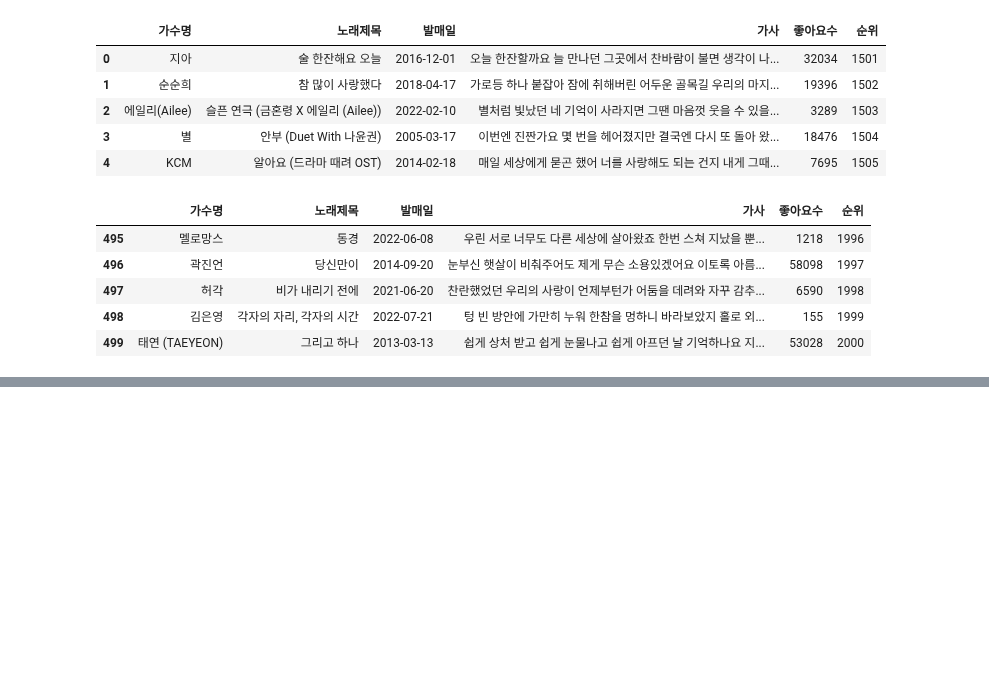
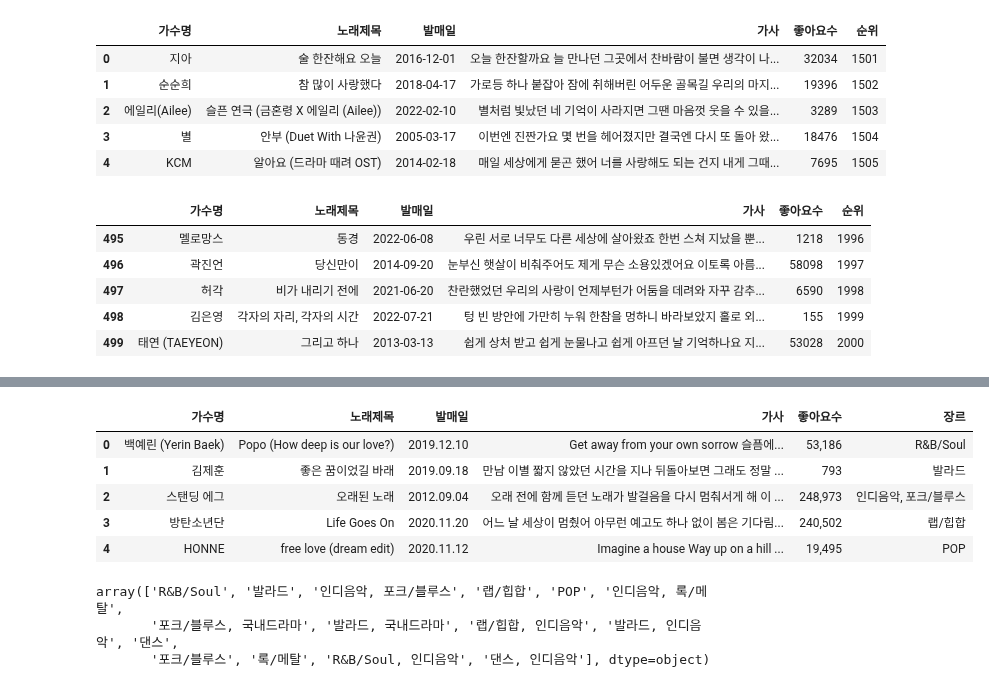
Before and after one commit to python-project-3Joe/python, a Jupyter notebook: Note/jyy.ipynb, the cells around one changed output, grey strips where cells are left out. Drawn from its saved outputs; the diff is of its cells as text; code cells hidden in the pictures; blank space fills up the shorter version.

Commit message:
traindata_ballad_happy
commit

```diff
--- a/Note/jyy.ipynb
+++ b/Note/jyy.ipynb
@@ -518,0 +523,15 @@ test.tail()
+# %%
+chrome_options = webdriver.ChromeOptions()
+driver = webdriver.Chrome(service=Service(ChromeDriverManager().install()), options=chrome_options)
+driver.get('https://www.melon.com/mymusic/dj/mymusicdjplaylistview_inform.htm?plylstSeq=485961516')
+page_source = driver.page_source
+soup = BeautifulSoup(page_source, "html.parser")
+
+# songId 가져오기
+songIds = soup.select("#frm > div > table > tbody td:nth-child(4) > div > a")
+
+# songId 가져오기
+songId_list = []
+for songId in songIds:
+    songIds = songId['href'].split('\'')[1]
+    songId_list.append(songIds)
@@ -518,0 +542,15 @@ test.tail()
+# %%
+chrome_options = webdriver.ChromeOptions()
+driver = webdriver.Chrome(service=Service(ChromeDriverManager().install()), options=chrome_options)
+driver.get('https://www.melon.com/mymusic/dj/mymusicdjplaylistview_inform.htm?plylstSeq=485961516#params%5BplylstSeq%5D=485961516&po=pageObj&startIndex=51')
+page_source = driver.page_source
+soup = BeautifulSoup(page_source, "html.parser")
+
+# songId 가져오기
+songIds = soup.select("#frm > div > table > tbody td:nth-child(4) > div > a")
+
+# songId 가져오기
+for songId in songIds:
+    songIds = songId['href'].split('\'')[1]
+    songId_list.append(songIds)
+print(len(songId_list))
@@ -518,0 +579,10 @@ test.tail()
+# %%
+# 가수명, 노래제목, 발매일, 가사, 좋아요 수 , 장르 리스트 변수 생성
+
+
+singer_list = []
+singName_list = []
+date_list = []
+lyrics_list = []
+like_list = []
+category_list = []
@@ -518,0 +637,18 @@ test.tail()
+# %%
+happy = {'가수명':singer_list, '노래제목':singName_list, '발매일':date_list, '가사':lyrics_list, '좋아요수':like_list, '장르':category_list}
+# %%
+ballad_happy = pd.DataFrame(happy)
+ballad_happy.head()
+# %% [output]
+|  | 가수명 | 노래제목 | 발매일 | 가사 | 좋아요수 | 장르 |
+| 0 | 백예린 (Yerin Baek) | Popo (How deep is our love?) | 2019.12.10 | Get away from your own sorrow 슬픔에... | 53,186 | R&B/Soul |
+| 1 | 김제훈 | 좋은 꿈이었길 바래 | 2019.09.18 | 만남 이별 짧지 않았던 시간을 지나 뒤돌아보면 그래도 정말 ... | 793 | 발라드 |
+| 2 | 스탠딩 에그 | 오래된 노래 | 2012.09.04 | 오래 전에 함께 듣던 노래가 발걸음을 다시 멈춰서게 해 이 ... | 248,973 | 인디음악, 포크/블루스 |
+| 3 | 방탄소년단 | Life Goes On | 2020.11.20 | 어느 날 세상이 멈췄어 아무런 예고도 하나 없이 봄은 기다림... | 240,502 | 랩/힙합 |
+| 4 | HONNE | free love (dream edit) | 2020.11.12 | Imagine a house Way up on a hill ... | 19,495 | POP |
+# %%
+ballad_happy.장르.unique()
+# %% [output]
+array(['R&B/Soul', '발라드', '인디음악, 포크/블루스', '랩/힙합', 'POP', '인디음악, 록/메탈',
+       '포크/블루스, 국내드라마', '발라드, 국내드라마', '랩/힙합, 인디음악', '발라드, 인디음악', '댄스',
+       '포크/블루스', '록/메탈', 'R&B/Soul, 인디음악', '댄스, 인디음악'], dtype=object)
```
Also changed, not shown: parts of 10 cells of this notebook, 1 other file.
